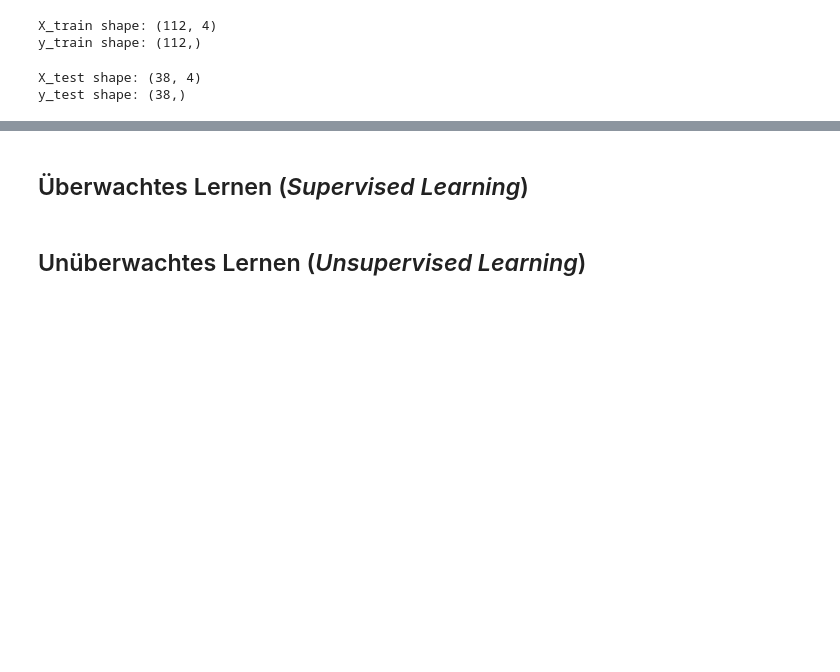
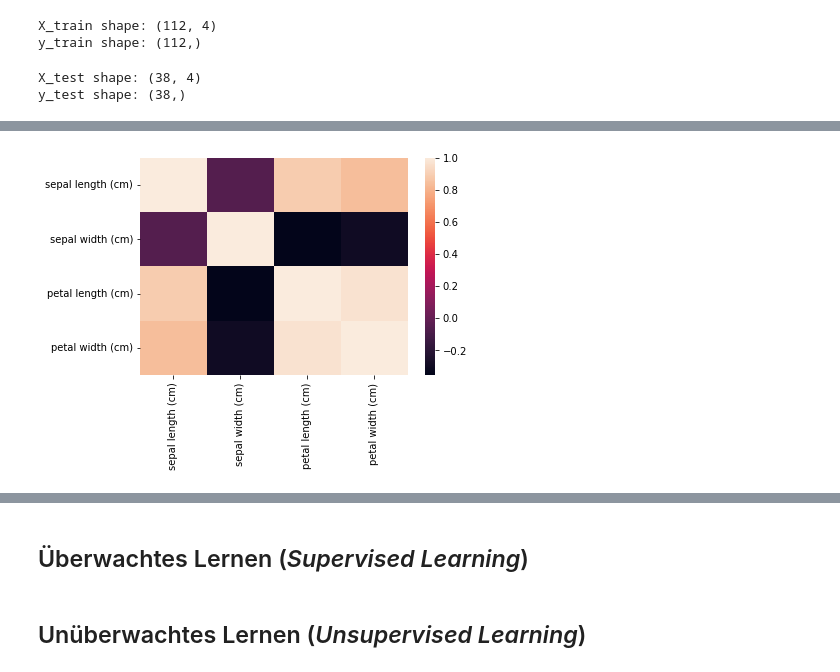
Before and after one commit to athielem/Tutorials_in_German, a Jupyter notebook: Einführung_in_Machine_Learning.ipynb, the cells around one changed output, grey strips where cells are left out. Drawn from its saved outputs; the diff is of its cells as text; code cells hidden in the pictures; blank space fills up the shorter version.

```diff
--- a/Einführung_in_Machine_Learning.ipynb
+++ b/Einführung_in_Machine_Learning.ipynb
@@ -174,0 +181,8 @@ iris_dataframe
+# %%
+import seaborn as sns
+
+# Wir müssen zuvor die Korrelationsmatrix unseres Dataframes erstellen
+iris_df_corr = iris_dataframe.corr()
+sns.heatmap(iris_df_corr);
+# %% [output]
+[figure, added]
```
Also changed, not shown: parts of 9 cells of this notebook.
